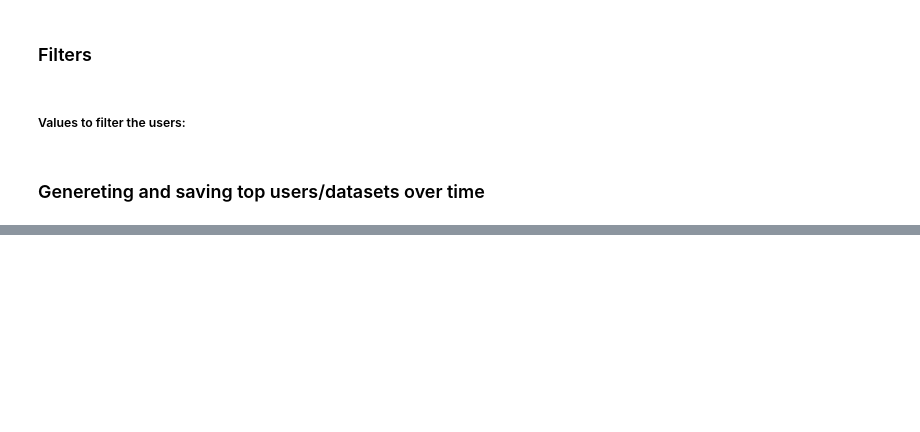
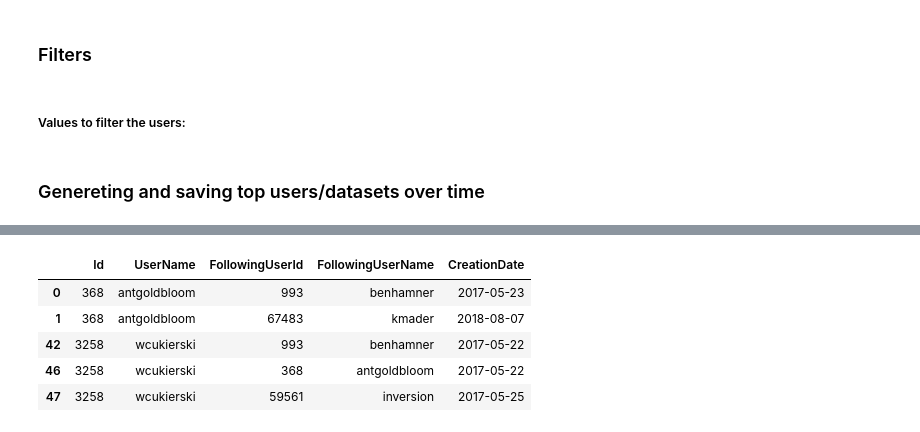
Before and after one commit to KevMCh/KaggleMetaData, a Jupyter notebook: src/Tops.ipynb, the cells around one changed output, grey strips where cells are left out. Drawn from its saved outputs; the diff is of its cells as text; code cells hidden in the pictures; blank space fills up the shorter version.

```diff
--- a/src/Tops.ipynb
+++ b/src/Tops.ipynb
@@ -70,8 +70,8 @@ datasets.head()
 # %% [markdown]
 ##### Values to filter the users:
 # %%
-top = 20
-filterMetric = "InDegree"
+top = 25
+filterMetric = "Degree"
 years = range(2018, 2023)
 # %% [markdown]
 ### Genereting and saving top users/datasets over time
@@ -106,0 +117,2 @@ for year in years:
+# %%
+nNetworkTop = 50
@@ -106,0 +130,14 @@ for year in years:
+# %%
+topUsersList = userInfo.sort_values(by=[filterMetric + "2022"], ascending=False).head(nNetworkTop)["UserName"].to_list()
+# %%
+topNetwork = network[network['UserName'].isin(topUsersList)]
+topNetwork = topNetwork[topNetwork['FollowingUserName'].isin(topUsersList)]
+
+topNetwork.head()
+# %% [output]
+|  | Id | UserName | FollowingUserId | FollowingUserName | CreationDate |
+| 0 | 368 | antgoldbloom | 993 | benhamner | 2017-05-23 |
+| 1 | 368 | antgoldbloom | 67483 | kmader | 2018-08-07 |
+| 42 | 3258 | wcukierski | 993 | benhamner | 2017-05-22 |
+| 46 | 3258 | wcukierski | 368 | antgoldbloom | 2017-05-22 |
+| 47 | 3258 | wcukierski | 59561 | inversion | 2017-05-25 |
```
Also changed, not shown: parts of 10 cells of this notebook, 41 other files.
